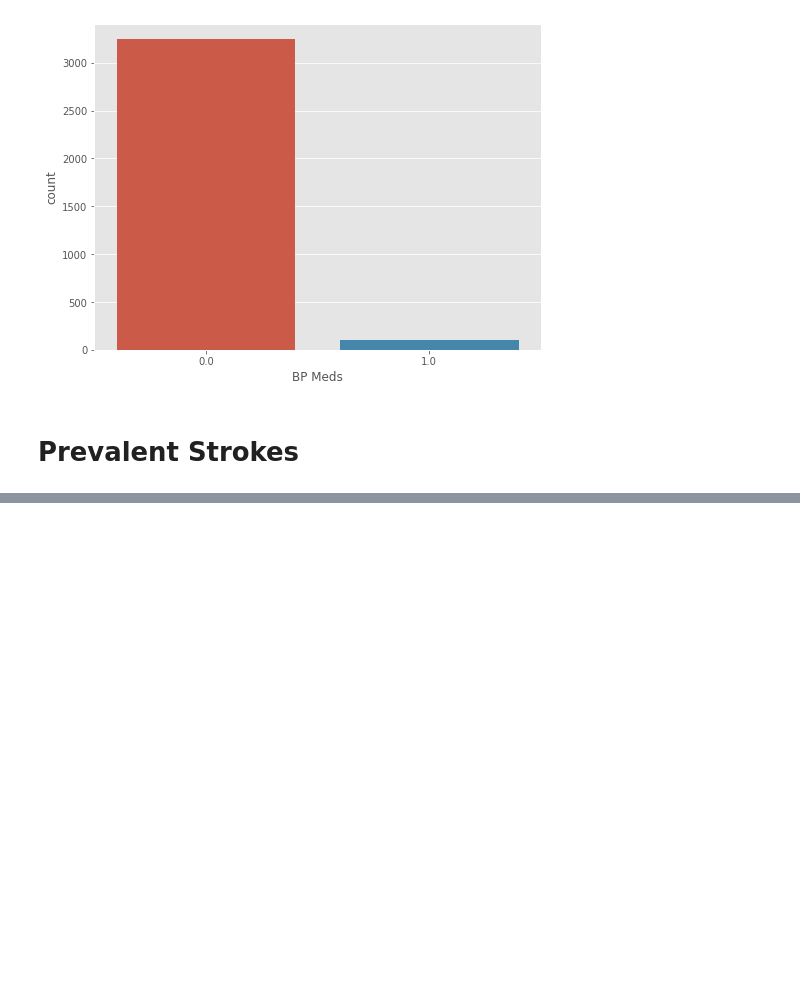
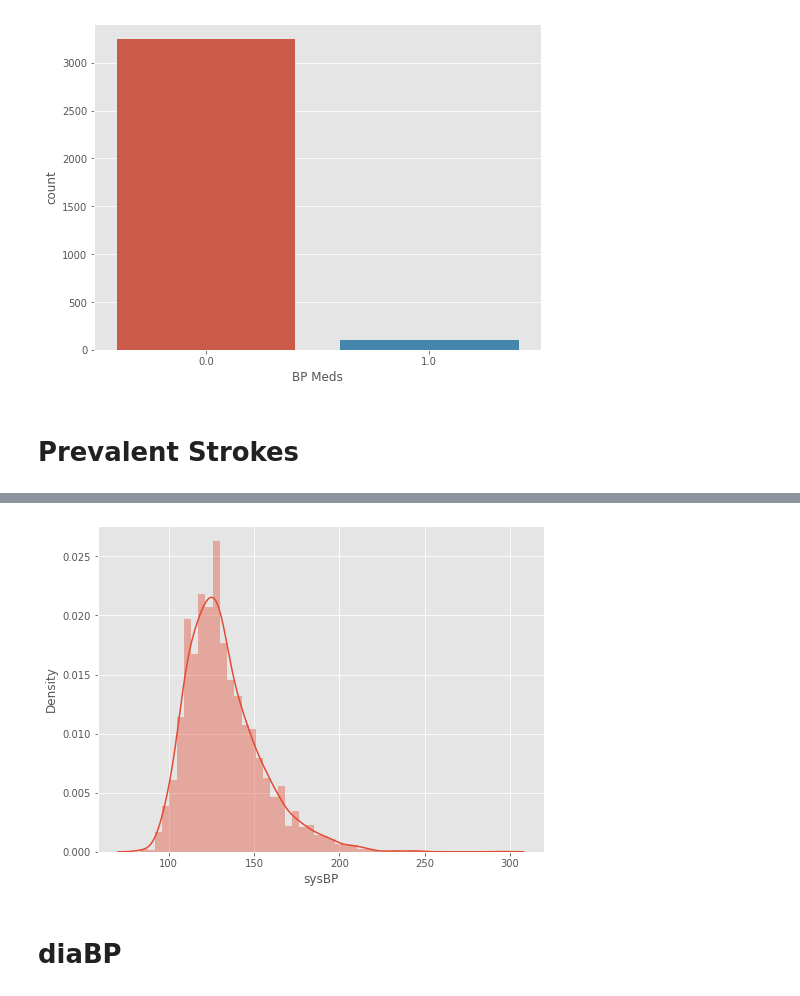
Before and after one commit to Vishwaschole/Cardiovascular-Risk-Prediction, a Jupyter notebook: cardiovascular_Almabetter.ipynb, the cells around one changed output, grey strips where cells are left out. Drawn from its saved outputs; the diff is of its cells as text; code cells hidden in the pictures; blank space fills up the shorter version.

```diff
--- a/cardiovascular_Almabetter.ipynb
+++ b/cardiovascular_Almabetter.ipynb
@@ -237,0 +296,8 @@ plt.show()
+# %%
+sns.distplot(df_copy.sysBP )
+plt.xlabel("sysBP")
+plt.show()
+# %% [output]
+[figure, added]
+# %% [markdown]
+# **diaBP**
```
Also changed, not shown: parts of 37 cells of this notebook.
